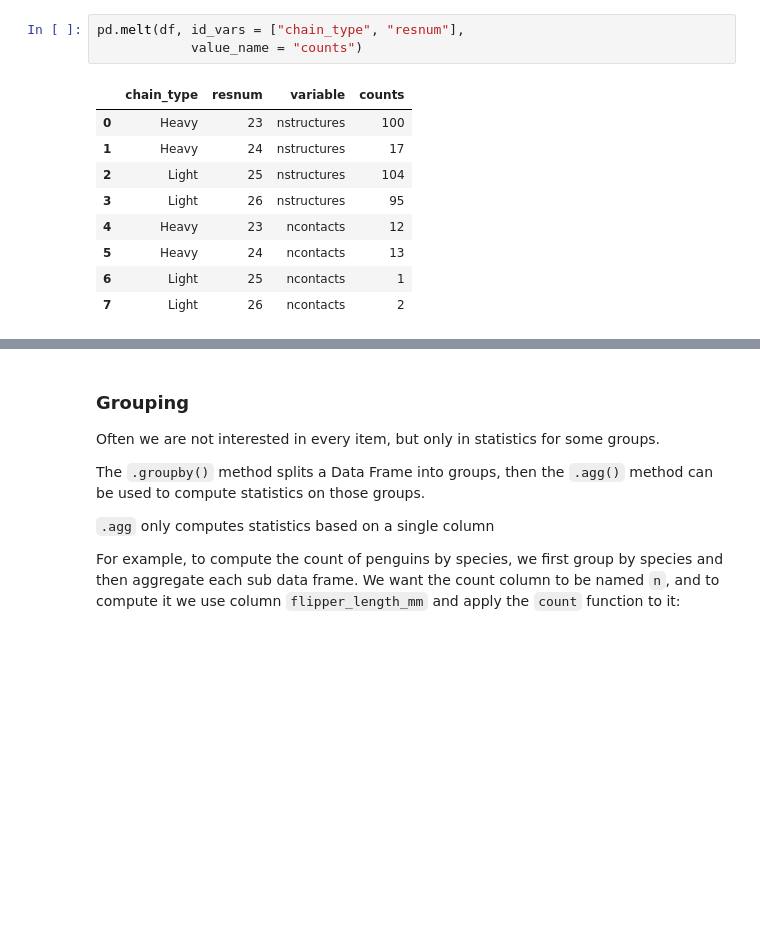
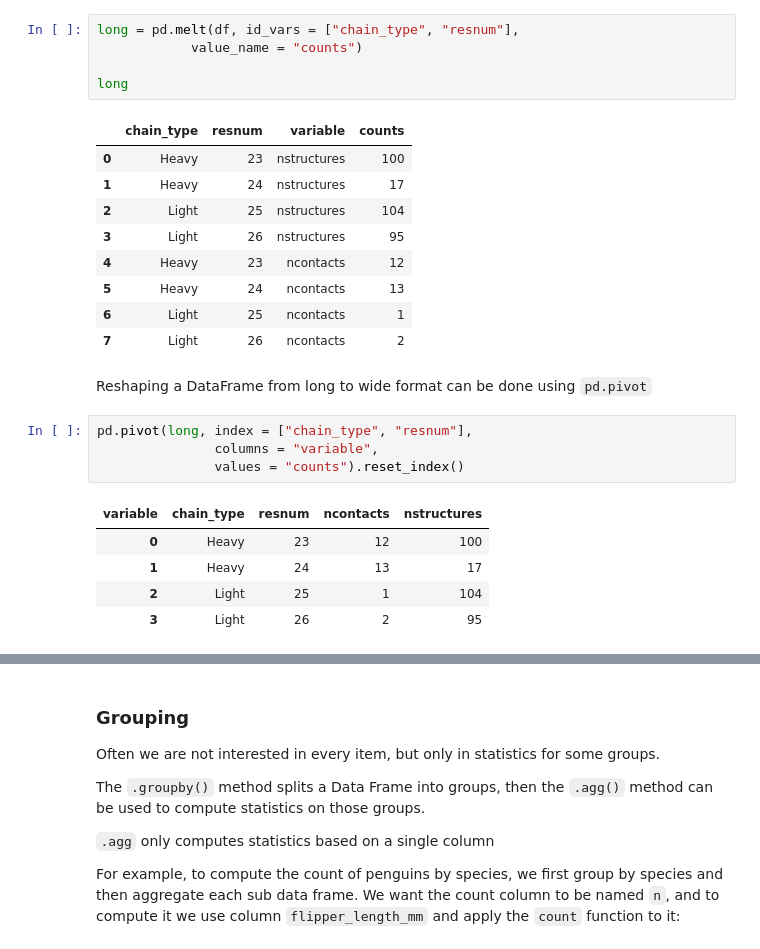
Before and after one commit to mfz/sabdab, a Jupyter notebook: notebooks/12_tutorial_pandas.ipynb, the cells around one changed output, grey strips where cells are left out. Saved outputs shown, nothing was run; the diff lists cells and outputs as text; blank space fills up the shorter version.

Commit message:
add pivot() and pivot_table()

```diff
--- a/notebooks/12_tutorial_pandas.ipynb
+++ b/notebooks/12_tutorial_pandas.ipynb
@@ -339,8 +339,10 @@ The `pd.melt` function does this. One can specify
 - var_name: the name for the variable column
 - value_name: the name for the value column
 # %%
-pd.melt(df, id_vars = ["chain_type", "resnum"],
+long = pd.melt(df, id_vars = ["chain_type", "resnum"],
             value_name = "counts")
+
+long
 # %% [output]
 |  | chain_type | resnum | variable | counts |
 | 0 | Heavy | 23 | nstructures | 100 |
@@ -351,3 +353,15 @@ pd.melt(df, id_vars = ["chain_type", "resnum"],
 | 5 | Heavy | 24 | ncontacts | 13 |
 | 6 | Light | 25 | ncontacts | 1 |
 | 7 | Light | 26 | ncontacts | 2 |
+# %% [markdown]
+Reshaping a DataFrame from long to wide format can be done using `pd.pivot`
+# %%
+pd.pivot(long, index = ["chain_type", "resnum"],
+               columns = "variable",
+               values = "counts").reset_index()
+# %% [output]
+| variable | chain_type | resnum | ncontacts | nstructures |
+| 0 | Heavy | 23 | 12 | 100 |
+| 1 | Heavy | 24 | 13 | 17 |
+| 2 | Light | 25 | 1 | 104 |
+| 3 | Light | 26 | 2 | 95 |
```
Also changed, not shown: parts of 7 cells of this notebook.
